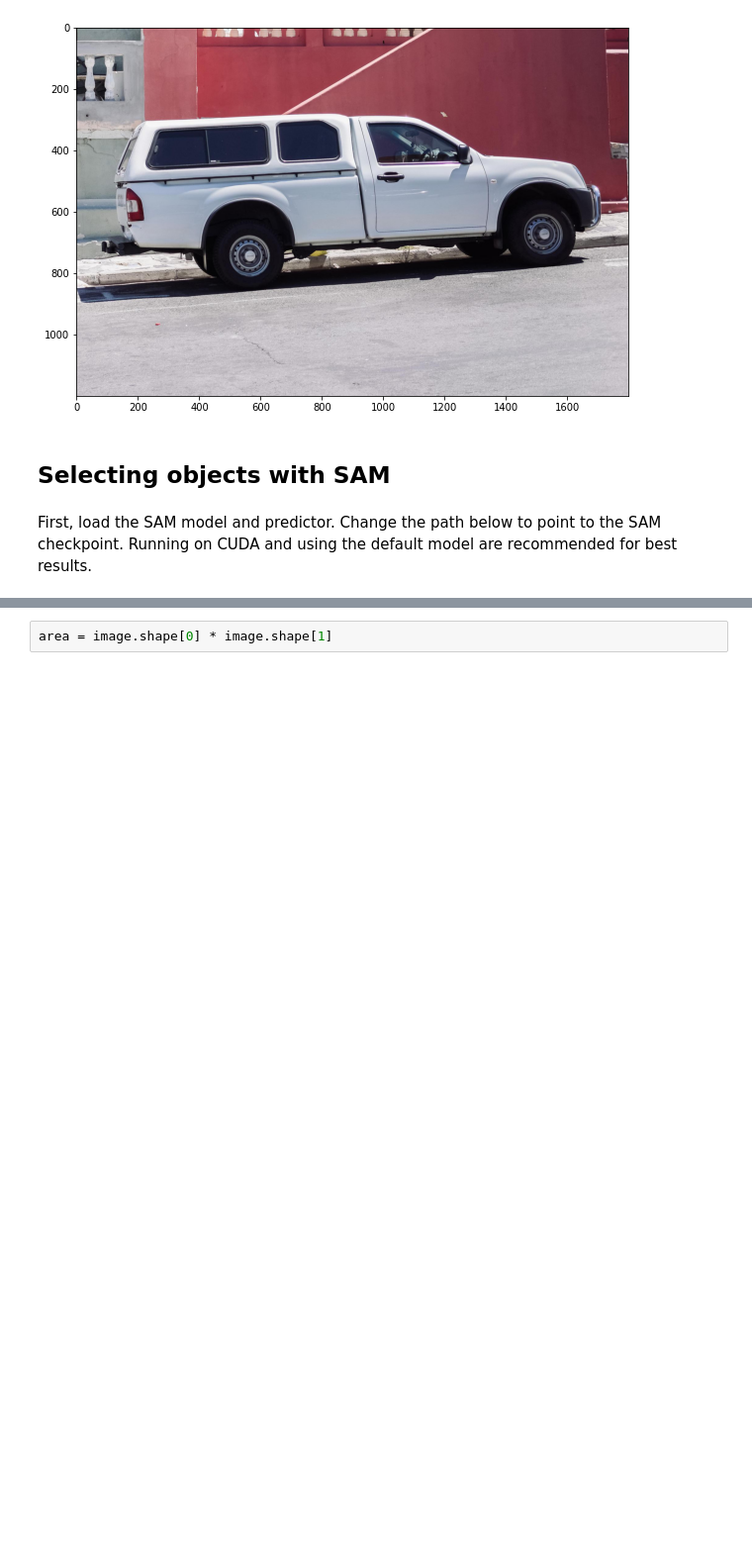
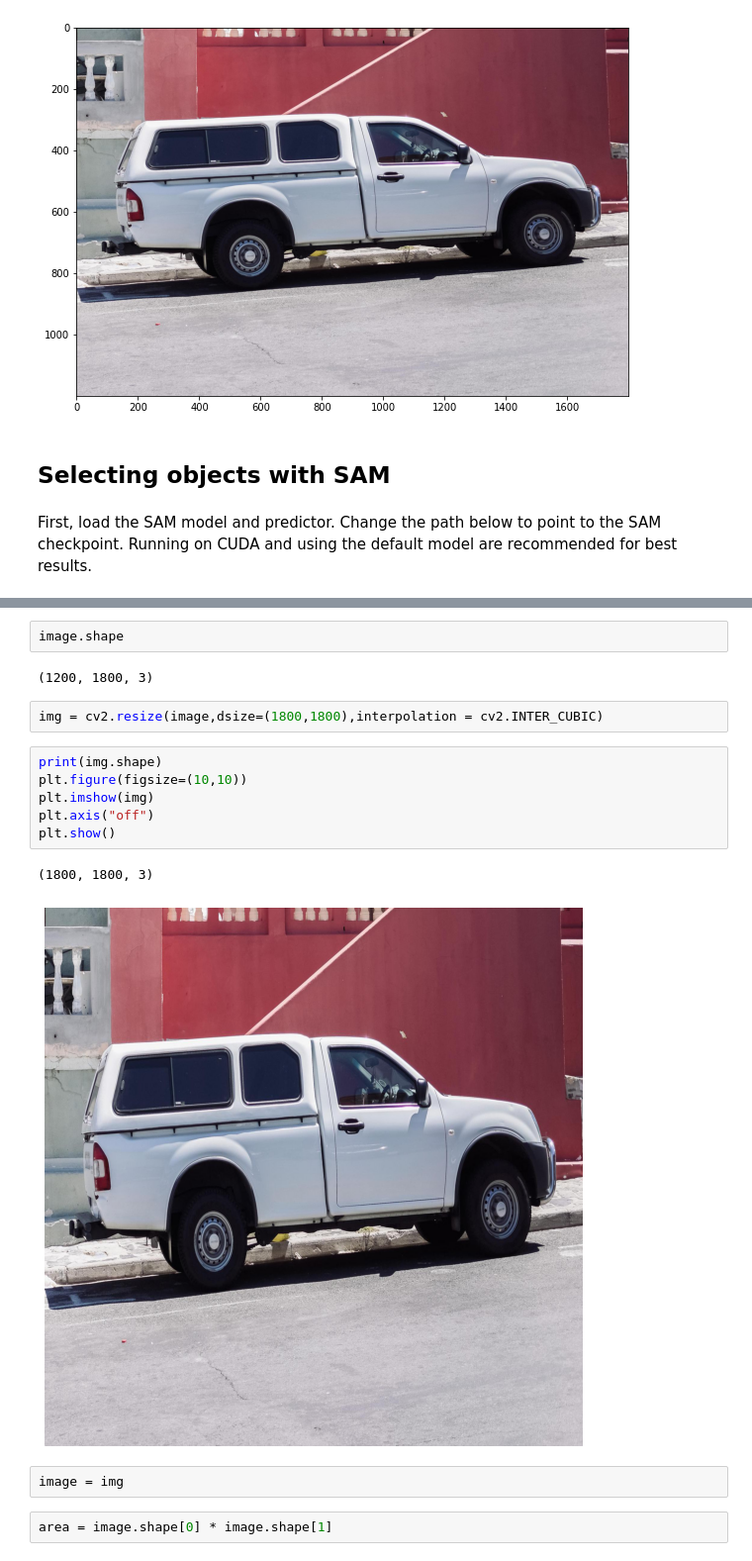
Before and after one commit to jonathanlys01/accelerate-sam, a Jupyter notebook: lightning_sam/predictor_example.ipynb, the cells around one changed output, grey strips where cells are left out. Shown at 99% size. Drawn from its saved outputs; the diff is of its cells as text; blank space fills up the shorter version.

```diff
--- a/lightning_sam/predictor_example.ipynb
+++ b/lightning_sam/predictor_example.ipynb
@@ -109,3 +133,20 @@ Wall time: 1.54 s
+# %%
+image.shape
+# %% [output]
+(1200, 1800, 3)
+# %%
+img = cv2.resize(image,dsize=(1800,1800),interpolation = cv2.INTER_CUBIC)
+# %%
+print(img.shape)
+plt.figure(figsize=(10,10))
+plt.imshow(img)
+plt.axis("off")
+plt.show()
+# %% [output]
+(1800, 1800, 3)
+[figure, added]
+# %%
+image = img
 # %%
 area = image.shape[0] * image.shape[1]
 # %%
```
Also changed, not shown: parts of 31 cells of this notebook, 21 other files.
